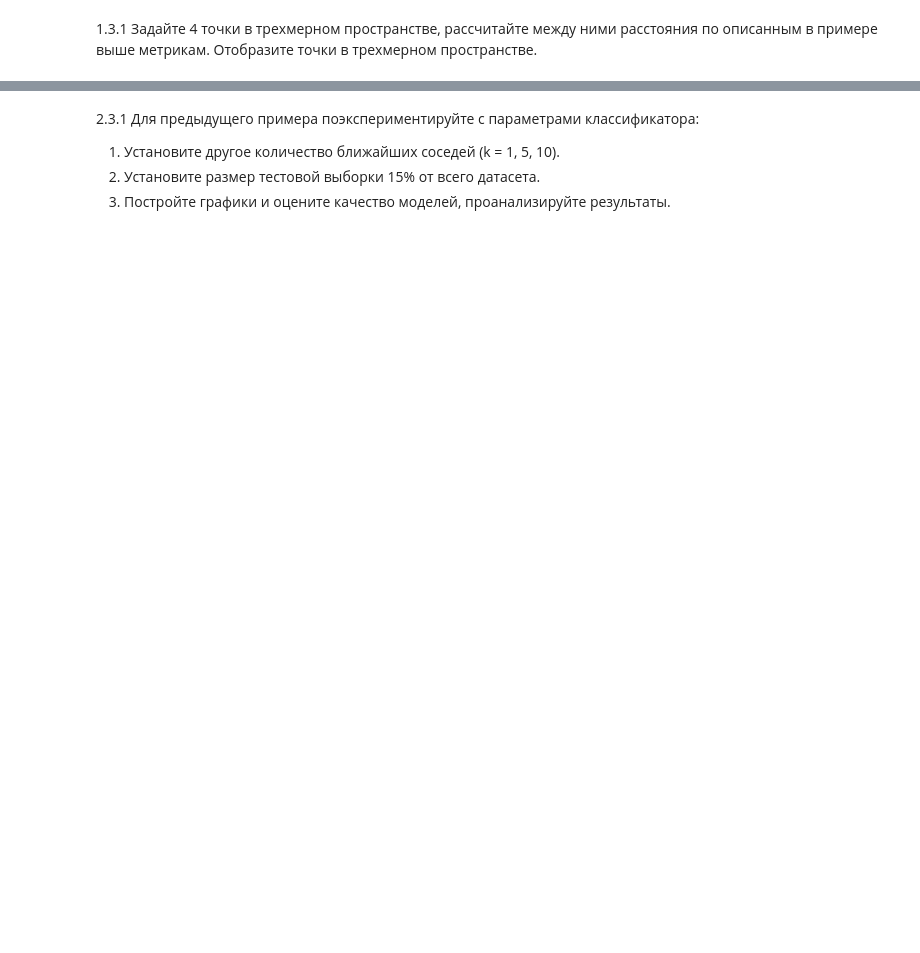
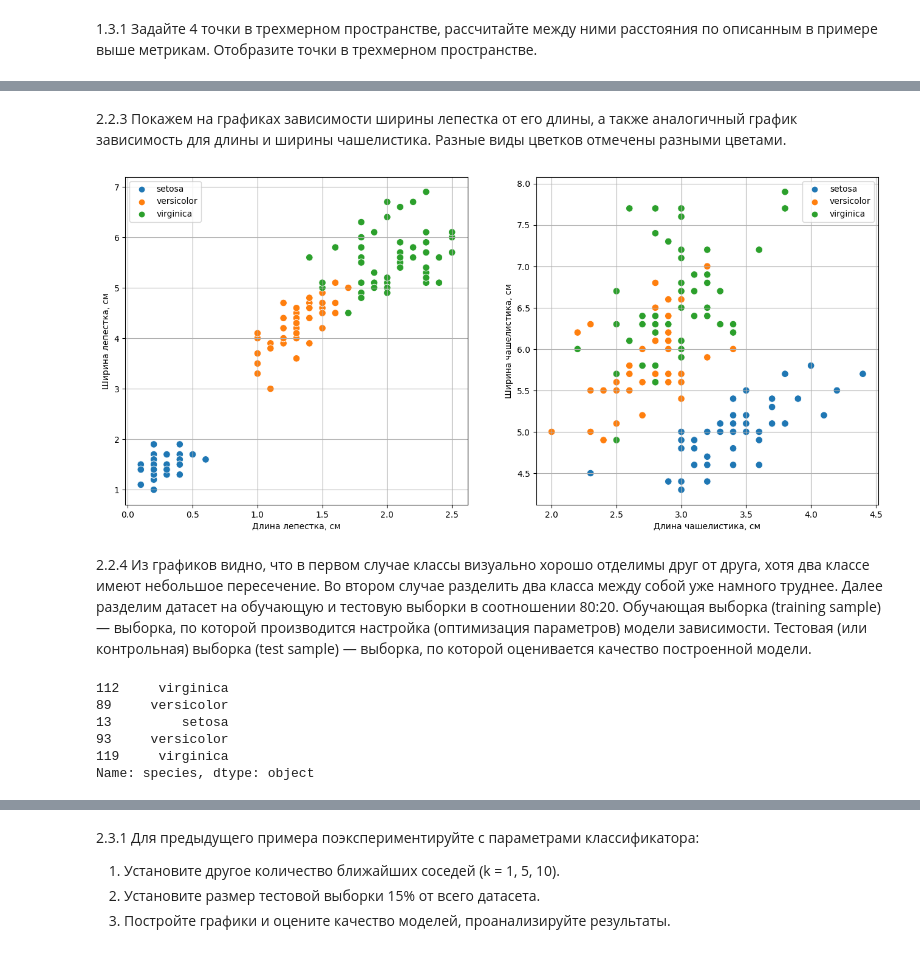
Before and after one commit to smurfac4/II, a Jupyter notebook: artificial intelligence/3/3_тетрадь_Ульянов_Никита_Владимирович_ИКБО_29_22.ipynb, the cells around one changed output, grey strips where cells are left out. Saved outputs shown, nothing was run; the diff lists cells and outputs as text; code cells hidden in the pictures; blank space fills up the shorter version.

```diff
--- a/artificial intelligence/3/3_тетрадь_Ульянов_Никита_Владимирович_ИКБО_29_22.ipynb
+++ b/artificial intelligence/3/3_тетрадь_Ульянов_Никита_Владимирович_ИКБО_29_22.ipynb
@@ -48,0 +211,59 @@ plt.show()
+# %% [markdown]
+2.2.3 Покажем на графиках зависимости ширины лепестка от его длины, а также
+аналогичный график зависимость для длины и ширины чашелистика.
+Разные виды цветков отмечены разными цветами.
+# %%
+# Объявляем фигуру из двух графиков и ее размер
+plt.figure(figsize=(16, 7))
+
+# Левый график
+plt.subplot(121)
+sns.scatterplot(
+    data=iris, # из этой таблицы нарисовать точки
+    x='petal_width', y='petal_length', # с этими координатами,
+    hue='species', # для которых цвет определить согласно этому столбиу
+    s=70 # размер точек
+)
+plt.xlabel('Длина лепестка, см')
+plt.ylabel('Ширина лепестка, см')
+plt.legend() # добавить легенду
+plt.grid() # добавить сетку
+# Правый график аналогично
+plt. subplot(122)
+sns.scatterplot(data=iris, x='sepal_width', y='sepal_length', hue='species', s=70)
+plt. xlabel('Длина чашелистика, см')
+plt.ylabel('Ширина чашелистика, см')
+plt.legend()
+plt.grid();
+# %% [output]
+[figure, added]
+# %% [markdown]
+2.2.4 Из графиков видно, что в первом случае классы визуально хорошо
+отделимы друг от друга, хотя два классе имеют небольшое пересечение.
+Во втором случае разделить два класса между собой уже намного труднее.
+Далее разделим датасет на обучающую и тестовую выборки в
+соотношении 80:20. Обучающая выборка (training sample) — выборка, по
+которой производится настройка (оптимизация параметров) модели
+зависимости. Тестовая (или контрольная) выборка (test sample) —
+выборка, по которой оценивается качество построенной модели.
+# %%
+from sklearn.model_selection import train_test_split
+
+X_train, X_test, y_train, y_test = train_test_split(
+    # поскольку iris это pandas-таблица, для нее нужно указывать iloc
+    iris.iloc[:, :-1], # берем все колонки кроме последней в признаки
+    iris.iloc[:, -1], # последнюю 6 целевую переменную (класс)
+    test_size = 0.20 # размер тестовой выборки 20%
+)
+
+X_train.shape, X_test.shape, y_train.shape, y_test.shape
+
+X_train.head()
+y_train.head()
+# %% [output]
+112     virginica
+89     versicolor
+13         setosa
+93     versicolor
+119     virginica
+Name: species, dtype: object
```
Also changed, not shown: parts of 29 cells of this notebook, 2 other files.
